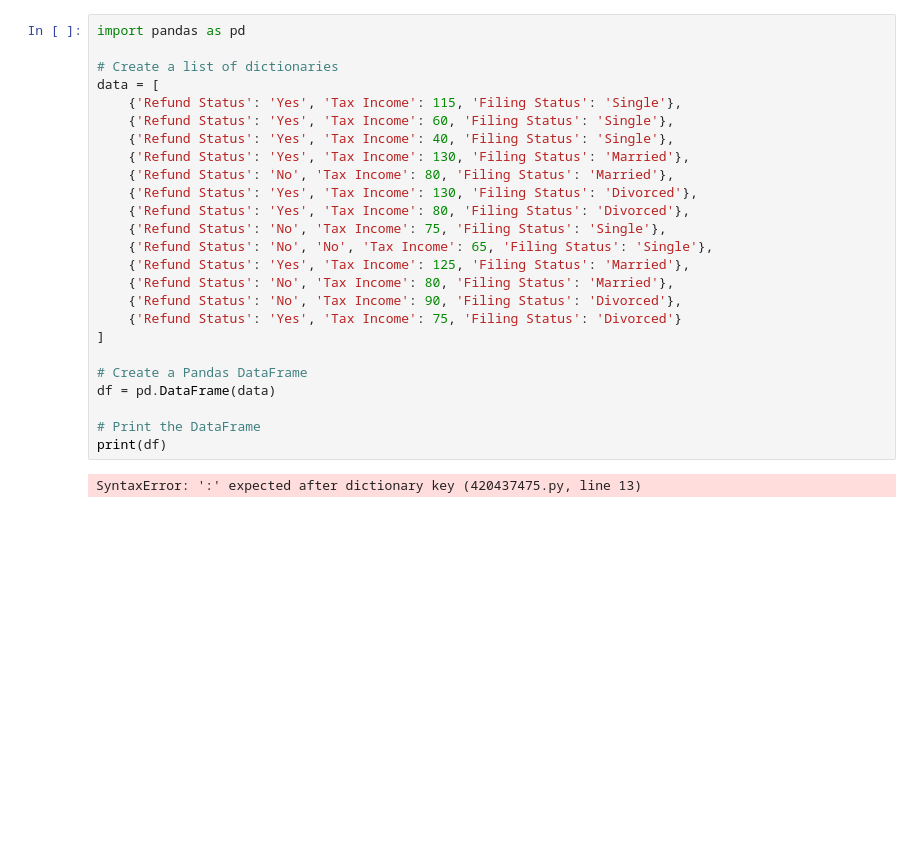
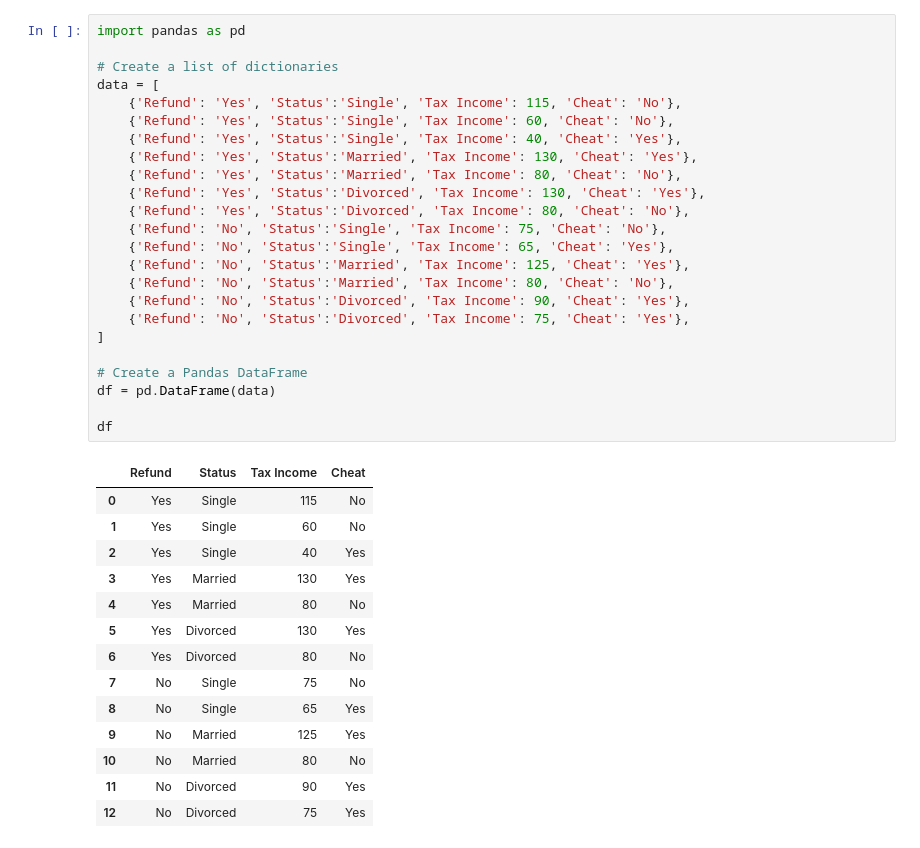
Before and after one commit to hatifmujahid/DT_Assignment_1, a Jupyter notebook: Q1.ipynb, the cells around one changed output. Drawn from its saved outputs; the diff is of its cells as text; blank space fills up the shorter version.

```diff
--- a/Q1.ipynb
+++ b/Q1.ipynb
@@ -1,27 +1,39 @@
 # %%
 import pandas as pd
 
 # Create a list of dictionaries
 data = [
-    {'Refund Status': 'Yes', 'Tax Income': 115, 'Filing Status': 'Single'},
-    {'Refund Status': 'Yes', 'Tax Income': 60, 'Filing Status': 'Single'},
-    {'Refund Status': 'Yes', 'Tax Income': 40, 'Filing Status': 'Single'},
-    {'Refund Status': 'Yes', 'Tax Income': 130, 'Filing Status': 'Married'},
-    {'Refund Status': 'No', 'Tax Income': 80, 'Filing Status': 'Married'},
-    {'Refund Status': 'Yes', 'Tax Income': 130, 'Filing Status': 'Divorced'},
-    {'Refund Status': 'Yes', 'Tax Income': 80, 'Filing Status': 'Divorced'},
-    {'Refund Status': 'No', 'Tax Income': 75, 'Filing Status': 'Single'},
-    {'Refund Status': 'No', 'No', 'Tax Income': 65, 'Filing Status': 'Single'},
-    {'Refund Status': 'Yes', 'Tax Income': 125, 'Filing Status': 'Married'},
-    {'Refund Status': 'No', 'Tax Income': 80, 'Filing Status': 'Married'},
-    {'Refund Status': 'No', 'Tax Income': 90, 'Filing Status': 'Divorced'},
-    {'Refund Status': 'Yes', 'Tax Income': 75, 'Filing Status': 'Divorced'}
+    {'Refund': 'Yes', 'Status':'Single', 'Tax Income': 115, 'Cheat': 'No'},
+    {'Refund': 'Yes', 'Status':'Single', 'Tax Income': 60, 'Cheat': 'No'},
+    {'Refund': 'Yes', 'Status':'Single', 'Tax Income': 40, 'Cheat': 'Yes'},
+    {'Refund': 'Yes', 'Status':'Married', 'Tax Income': 130, 'Cheat': 'Yes'},
+    {'Refund': 'Yes', 'Status':'Married', 'Tax Income': 80, 'Cheat': 'No'},
+    {'Refund': 'Yes', 'Status':'Divorced', 'Tax Income': 130, 'Cheat': 'Yes'},
+    {'Refund': 'Yes', 'Status':'Divorced', 'Tax Income': 80, 'Cheat': 'No'},
+    {'Refund': 'No', 'Status':'Single', 'Tax Income': 75, 'Cheat': 'No'},
+    {'Refund': 'No', 'Status':'Single', 'Tax Income': 65, 'Cheat': 'Yes'},
+    {'Refund': 'No', 'Status':'Married', 'Tax Income': 125, 'Cheat': 'Yes'},
+    {'Refund': 'No', 'Status':'Married', 'Tax Income': 80, 'Cheat': 'No'},
+    {'Refund': 'No', 'Status':'Divorced', 'Tax Income': 90, 'Cheat': 'Yes'},
+    {'Refund': 'No', 'Status':'Divorced', 'Tax Income': 75, 'Cheat': 'Yes'},
 ]
 
 # Create a Pandas DataFrame
 df = pd.DataFrame(data)
 
-# Print the DataFrame
-print(df)
+df
 # %% [output]
-SyntaxError: ':' expected after dictionary key (420437475.py, line 13)
+|  | Refund | Status | Tax Income | Cheat |
+| 0 | Yes | Single | 115 | No |
+| 1 | Yes | Single | 60 | No |
+| 2 | Yes | Single | 40 | Yes |
+| 3 | Yes | Married | 130 | Yes |
+| 4 | Yes | Married | 80 | No |
+| 5 | Yes | Divorced | 130 | Yes |
+| 6 | Yes | Divorced | 80 | No |
+| 7 | No | Single | 75 | No |
+| 8 | No | Single | 65 | Yes |
+| 9 | No | Married | 125 | Yes |
+| 10 | No | Married | 80 | No |
+| 11 | No | Divorced | 90 | Yes |
+| 12 | No | Divorced | 75 | Yes |
```
Also changed, not shown: parts of 3 cells of this notebook.
